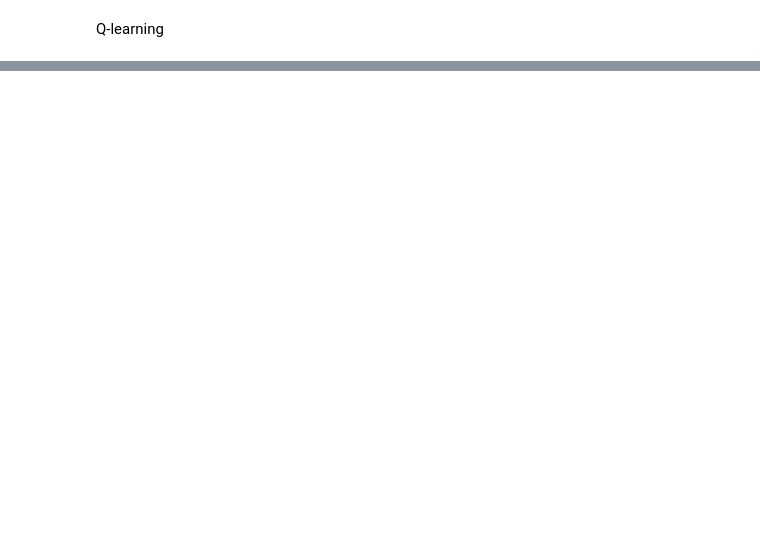
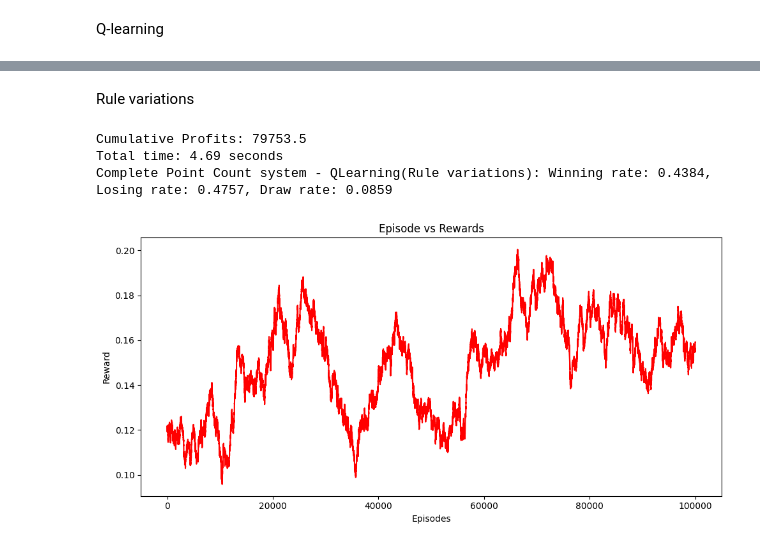
Before and after one commit to AnaghaBaby123/Black-jack, a Jupyter notebook: Black jack(cpcs).ipynb, the cells around one changed output, grey strips where cells are left out. Drawn from its saved outputs; the diff is of its cells as text; code cells hidden in the pictures; blank space fills up the shorter version.

```diff
--- a/Black jack(cpcs).ipynb
+++ b/Black jack(cpcs).ipynb
@@ -419,0 +505,2 @@ plt.show()
+# %% [markdown]
+Rule variations
@@ -419,0 +671,78 @@ plt.show()
+# %%
+# training phase
+start = time.time()
+num_episodes = 100000
+
+learning_rate = 0.01130525029479314
+discount_factor = 0.5583870823720647
+
+initial_epsilon = 1.0
+final_epsilon = 0.0504862898296134
+epsilon_decay = (final_epsilon / initial_epsilon) ** (1 / num_episodes)
+
+
+# Initialize the environment and the Q-learning agent
+
+min_bet =1
+max_bet =10
+environment = BlackjackEnvironment(min_bet=min_bet, max_bet= max_bet)
+agent = QLearningAgent_RV(environment, num_episodes, initial_epsilon, epsilon_decay, final_epsilon, learning_rate, discount_factor)
+
+agent.train_agent(num_episodes)
+
+
+q_table = agent.get_q_table()
+policy_RV = agent.get_policy()
+
+
+# evaluate the performance of the trained agent over a number of games
+num_games = 10000
+win_count = 0
+loss_count = 0
+draw_count = 0
+total_reward = 0
+
+for _ in range(num_games):
+
+    agent.environment.reset_game()
+    state = agent.environment.get_current_state()
+    game_done = False
+
+    while not game_done:
+        action = agent.select_action(state)
+        state, reward, game_done = agent.environment.step(action)
+        total_reward += reward
+
+    if reward > 0:
+        win_count += 1
+    elif reward < 0:
+        loss_count += 1
+    else:
+        draw_count += 1
+
+agent.environment.display_profits()
+end = time.time()
+print(f"Total time: {end-start:0.2f} seconds")
+
+winning_rate = win_count / num_games
+losing_rate = loss_count / num_games
+draw_rate = draw_count / num_games
+
+print(f"Complete Point Count system - QLearning(Rule variations): Winning rate: {winning_rate:.4f}, Losing rate: {losing_rate:.4f}, Draw rate: {draw_rate:.4f}")
+# %% [output]
+Cumulative Profits: 79753.5
+Total time: 4.69 seconds
+Complete Point Count system - QLearning(Rule variations): Winning rate: 0.4384, Losing rate: 0.4757, Draw rate: 0.0859
+# %%
+# Plot the reward moving average
+length_step = 10000
+reward_moving_average = (np.convolve(np.array(environment.rewards).flatten(), np.ones(length_step), mode="valid") / length_step)
+plt.figure(figsize=(10, 5))
+plt.title('Episode vs Rewards')
+plt.xlabel('Episodes')
+plt.ylabel('Reward')
+plt.plot(range(len(reward_moving_average)), reward_moving_average, color='red')
+plt.tight_layout()
+plt.show()
+# %% [output]
+[figure, added]
```
Also changed, not shown: parts of 18 cells of this notebook, 2 other files.
